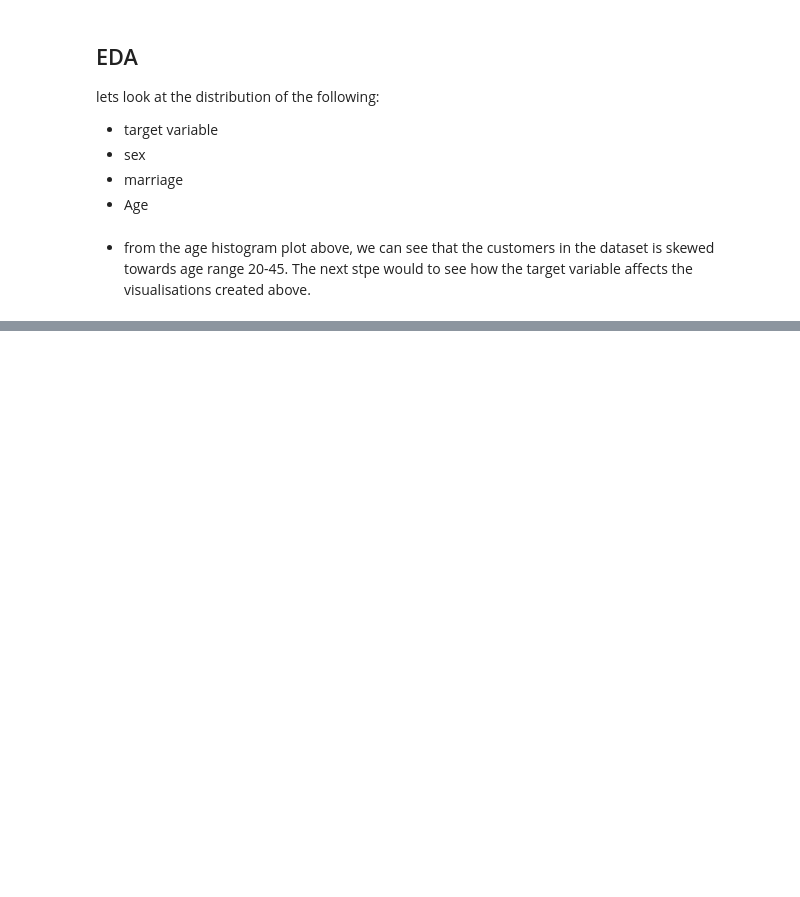
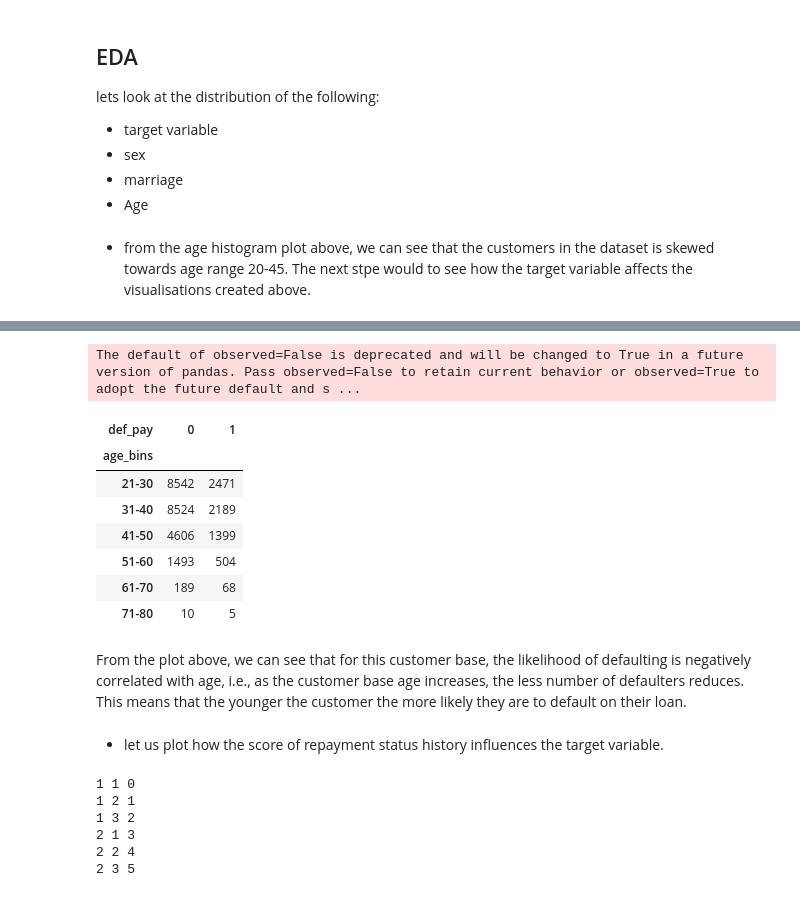
Before and after one commit to OTeeEnabor/credit_card_default, a Jupyter notebook: main.ipynb, the cells around one changed output, grey strips where cells are left out. Saved outputs shown, nothing was run; the diff lists cells and outputs as text; code cells hidden in the pictures; blank space fills up the shorter version.

```diff
--- a/main.ipynb
+++ b/main.ipynb
@@ -419,0 +530,19 @@ fig.show()
+# %%
+
+age_target = (df.
+              groupby(["age_bins","def_pay"])["ID"]
+              .count()
+              .unstack())
+# %% [output]
+The default of observed=False is deprecated and will be changed to True in a future version of pandas. Pass observed=False to retain current behavior or observed=True to adopt the future default and s ...
+# %%
+age_target
+# %% [output]
+| def_pay | 0 | 1 |
+| age_bins |  |  |
+| 21-30 | 8542 | 2471 |
+| 31-40 | 8524 | 2189 |
+| 41-50 | 4606 | 1399 |
+| 51-60 | 1493 | 504 |
+| 61-70 | 189 | 68 |
+| 71-80 | 10 | 5 |
@@ -419,0 +592,4 @@ fig.show()
+# %% [markdown]
+From the plot above, we can see that for this customer base, the likelihood of defaulting is negatively correlated with age, i.e., as the customer base age increases, the less number of defaulters reduces. This means that the younger the customer the more likely they are to default on their loan.
+# %% [markdown]
+- let us plot how the score of repayment status history influences the target variable.
@@ -419,0 +613,14 @@ fig.show()
+# %%
+c = -1
+months = np.array(["September","August","July","June","May","April"])
+for x in [1,2]:
+    for k in [1,2,3]:
+        c+=1
+        print(x,k,c)
+# %% [output]
+1 1 0
+1 2 1
+1 3 2
+2 1 3
+2 2 4
+2 3 5
```
Also changed, not shown: parts of 20 cells of this notebook.
